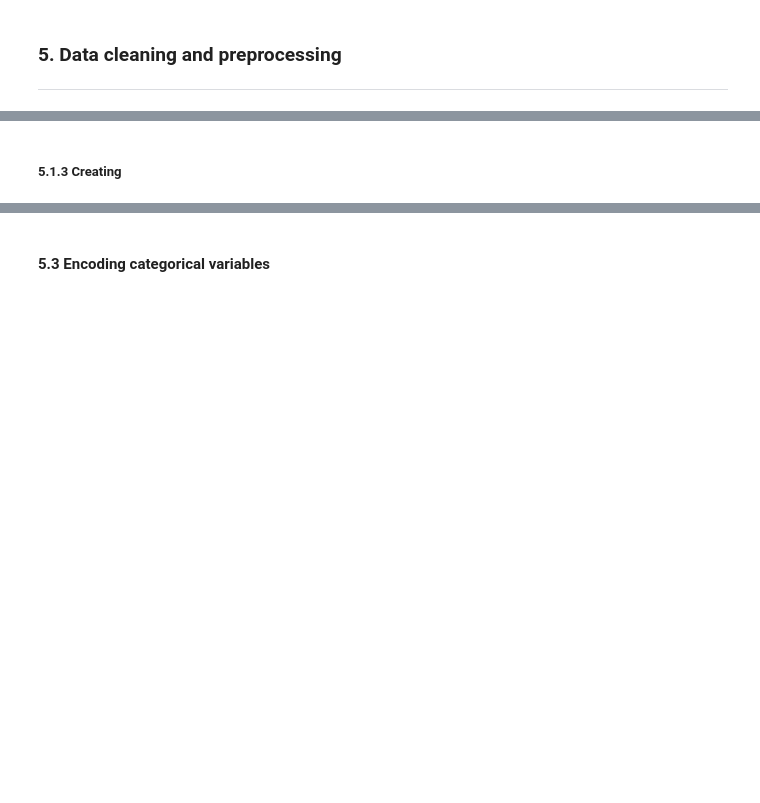
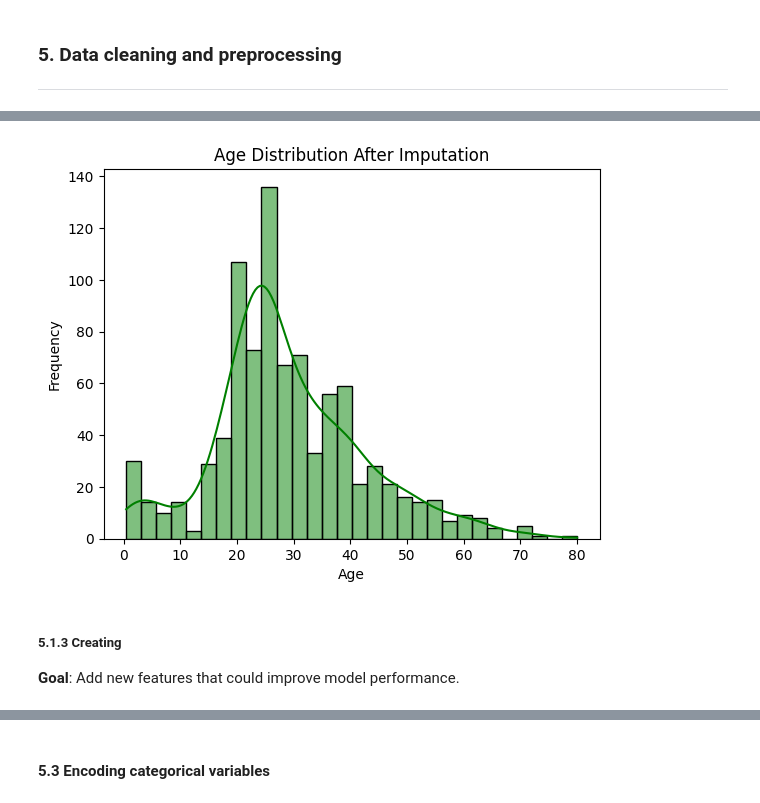
Before and after one commit to RJay02/Artificial-Intelligence, a Jupyter notebook: S2 Machine Learning AI Scientific/Machine Learning Algorithms.ipynb, the cells around one changed output, grey strips where cells are left out. Saved outputs shown, nothing was run; the diff lists cells and outputs as text; code cells hidden in the pictures; blank space fills up the shorter version.

Commit message:
Finishing off section 5: Cleaning data

```diff
--- a/S2 Machine Learning AI Scientific/Machine Learning Algorithms.ipynb
+++ b/S2 Machine Learning AI Scientific/Machine Learning Algorithms.ipynb
@@ -577,0 +590,17 @@ From the above visualisations:
+# %%
+# Check for inconsistent values in Embarked
+print("Unique values in Embarked before correction:")
+print(train_data['Embarked'].unique())
+
+# Count occurrences, including blank spaces or missing values
+print("\nCount of values in Embarked column before correction:")
+print(train_data['Embarked'].value_counts(dropna=False))
+
+# Correct blank spaces by replacing them with the mode ('S')
+train_data['Embarked'] = train_data['Embarked'].replace({' ': 'S'})
+
+# Re-verify corrections
+print("\nUnique values in Embarked after correction:")
+print(train_data['Embarked'].unique())
+print("\nCount of values in Embarked column after correction:")
+print(train_data['Embarked'].value_counts(dropna=False))
@@ -579,0 +635,13 @@ From the above visualisations:
+# %%
+# Fill missing Embarked values with mode
+train_data['Embarked'] = train_data['Embarked'].fillna(train_data['Embarked'].mode()[0])
+
+# Fill missing Age values with median grouped by Pclass and Sex
+train_data['Age'] = train_data.groupby(['Pclass', 'Sex'])['Age'].transform(lambda x: x.fillna(x.median()))
+
+# Drop Cabin column
+train_data = train_data.drop(columns=['Cabin'])
+
+# Verify missing values are handled
+print("Missing values after completion:")
+print(train_data.isnull().sum())
@@ -580,2 +662,12 @@ From the above visualisations:
+# %%
+# Verify Age imputation
+sns.histplot(train_data['Age'], bins=30, kde=True, color="green")
+plt.title("Age Distribution After Imputation")
+plt.xlabel("Age")
+plt.ylabel("Frequency")
+plt.show()
+# %% [output]
+[figure, added]
 # %% [markdown]
 ##### 5.1.3 Creating
+**Goal**: Add new features that could improve model performance.
```
Also changed, not shown: parts of 21 cells of this notebook.
